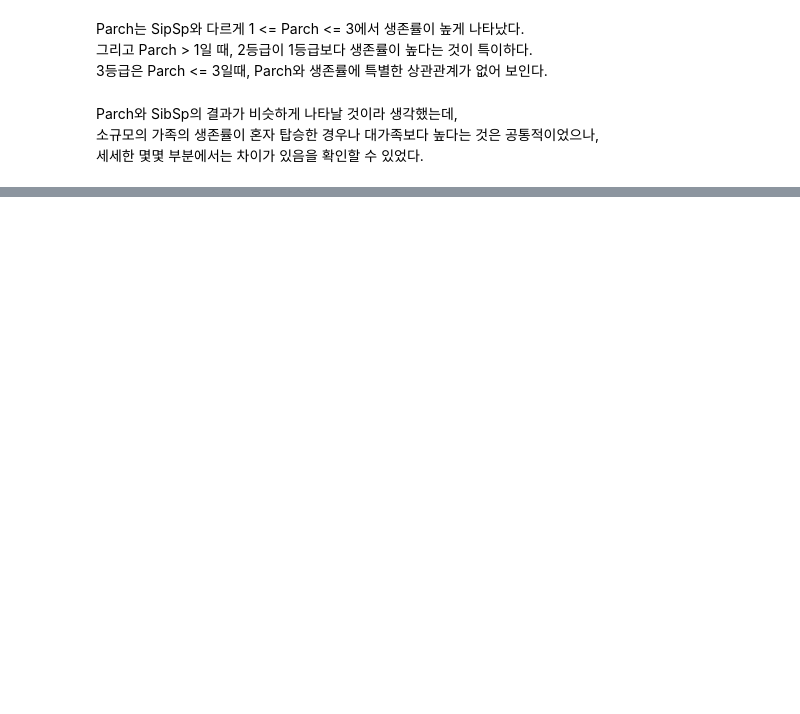
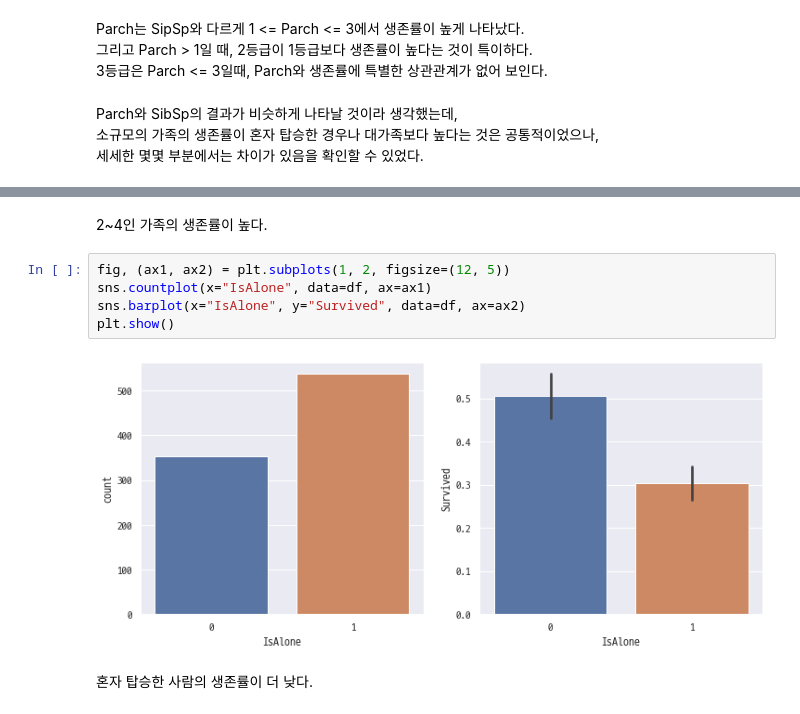
Before and after one commit to super-corini/programmers_kdt_II, a Jupyter notebook: EDA_titanic.ipynb, the cells around one changed output, grey strips where cells are left out. Saved outputs shown, nothing was run; the diff lists cells and outputs as text; blank space fills up the shorter version.

```diff
--- a/EDA_titanic.ipynb
+++ b/EDA_titanic.ipynb
@@ -100,0 +125,11 @@ Parch와 SibSp의 결과가 비슷하게 나타날 것이라 생각했는데,
+# %% [markdown]
+2~4인 가족의 생존률이 높다.
+# %%
+fig, (ax1, ax2) = plt.subplots(1, 2, figsize=(12, 5))
+sns.countplot(x="IsAlone", data=df, ax=ax1)
+sns.barplot(x="IsAlone", y="Survived", data=df, ax=ax2)
+plt.show()
+# %% [output]
+[figure, added]
+# %% [markdown]
+혼자 탑승한 사람의 생존률이 더 낮다.
```
Also changed, not shown: parts of 6 cells of this notebook, 1 other file.
